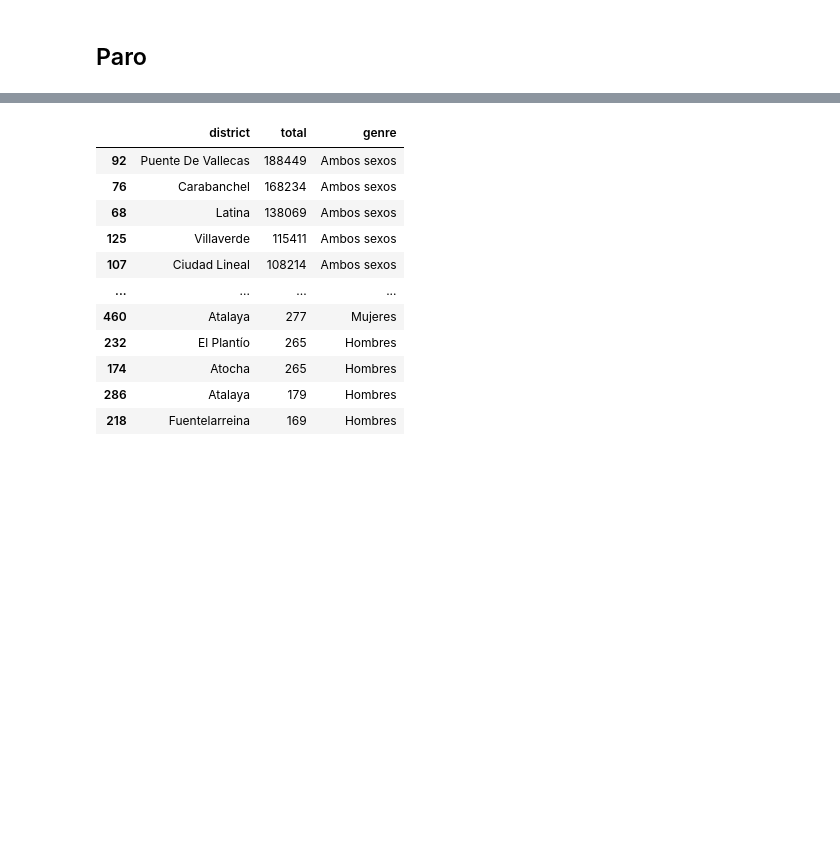
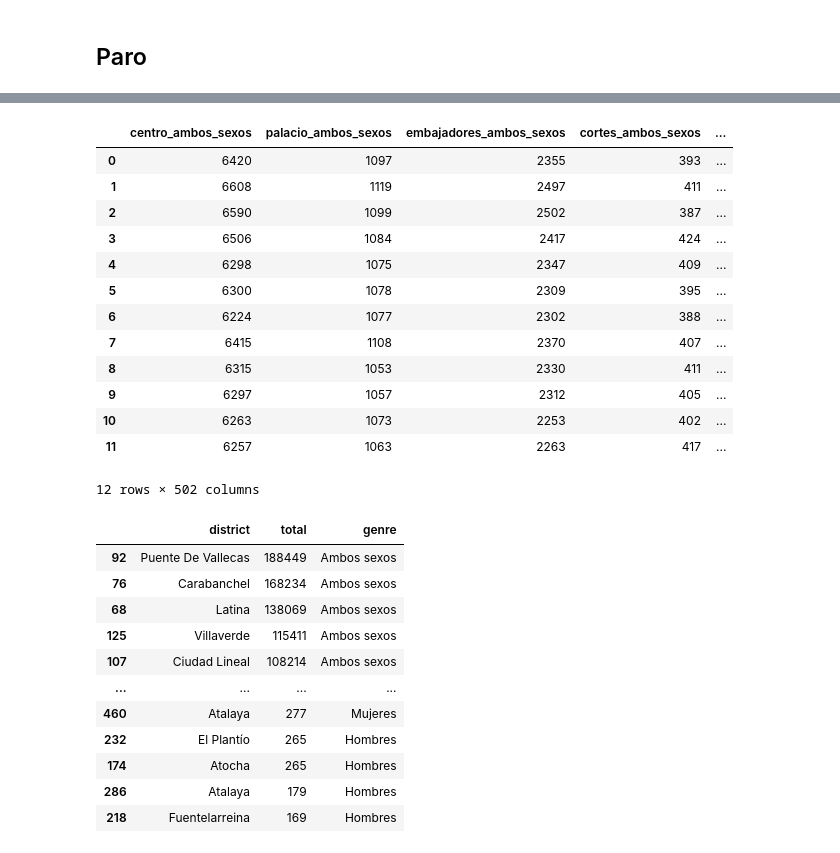
Before and after one commit to fernandez-a/House-price-predictor, a Jupyter notebook: notebooks/00_data_preparation.ipynb, the cells around one changed output, grey strips where cells are left out. Drawn from its saved outputs; the diff is of its cells as text; code cells hidden in the pictures; blank space fills up the shorter version.

```diff
--- a/notebooks/00_data_preparation.ipynb
+++ b/notebooks/00_data_preparation.ipynb
@@ -68,5 +64,5 @@ FileNotFoundError: [Errno 2] No such file or directory: '../data/madrid/cleaned/
 # %%
-paro_madrid = rename_uname(paro_madrid).reset_index(drop=True)
+paro_madrid = rename_uname(paro_madrid_neigh).reset_index(drop=True)
 paro_madrid.columns = [' '.join(col).strip() for col in paro_madrid.columns.values]
 paro_madrid.columns = [col.replace(' ','_').lower() for col in paro_madrid.columns.values]
 paro_madrid = paro_madrid.drop(paro_madrid.columns[0], axis=1)
@@ -79 +97,26 @@ paro_madrid.columns = [re.sub(r'\vallecas', '', col) for col in paro_madrid.colu
+# %%
+paro_madrid_dst = paro_madrid_dst.loc[:, ~paro_madrid_dst.columns.str.contains('.\d+$')]
+
+paro_madrid_dst = paro_madrid_dst.drop(columns=['ciudad_de_madrid_ambos_sexos'])
+paro_madrid_dst.columns = ['_'.join(col.split('_')[3:]) for col in paro_madrid_dst.columns.values]
+paro_madrid_dst = paro_madrid.drop(columns=['no_consta_ambos_sexos'])
+paro_madrid_dst.columns = [re.sub(r'\d+_', '', col) for col in paro_madrid_dst.columns.values]
+paro_madrid_dst.columns = [re.sub(r'\vallecas', '', col) for col in paro_madrid_dst.columns.values]
+# %%
+paro_madrid_dst
+# %% [output]
+|  | centro_ambos_sexos | palacio_ambos_sexos | embajadores_ambos_sexos | cortes_ambos_sexos | ... |
+| 0 | 6420 | 1097 | 2355 | 393 | ... |
+| 1 | 6608 | 1119 | 2497 | 411 | ... |
+| 2 | 6590 | 1099 | 2502 | 387 | ... |
+| 3 | 6506 | 1084 | 2417 | 424 | ... |
+| 4 | 6298 | 1075 | 2347 | 409 | ... |
+| 5 | 6300 | 1078 | 2309 | 395 | ... |
+| 6 | 6224 | 1077 | 2302 | 388 | ... |
+| 7 | 6415 | 1108 | 2370 | 407 | ... |
+| 8 | 6315 | 1053 | 2330 | 411 | ... |
+| 9 | 6297 | 1057 | 2312 | 405 | ... |
+| 10 | 6263 | 1073 | 2253 | 402 | ... |
+| 11 | 6257 | 1063 | 2263 | 417 | ... |
+12 rows × 502 columns
 # %%
```
Also changed, not shown: parts of 13 cells of this notebook.
